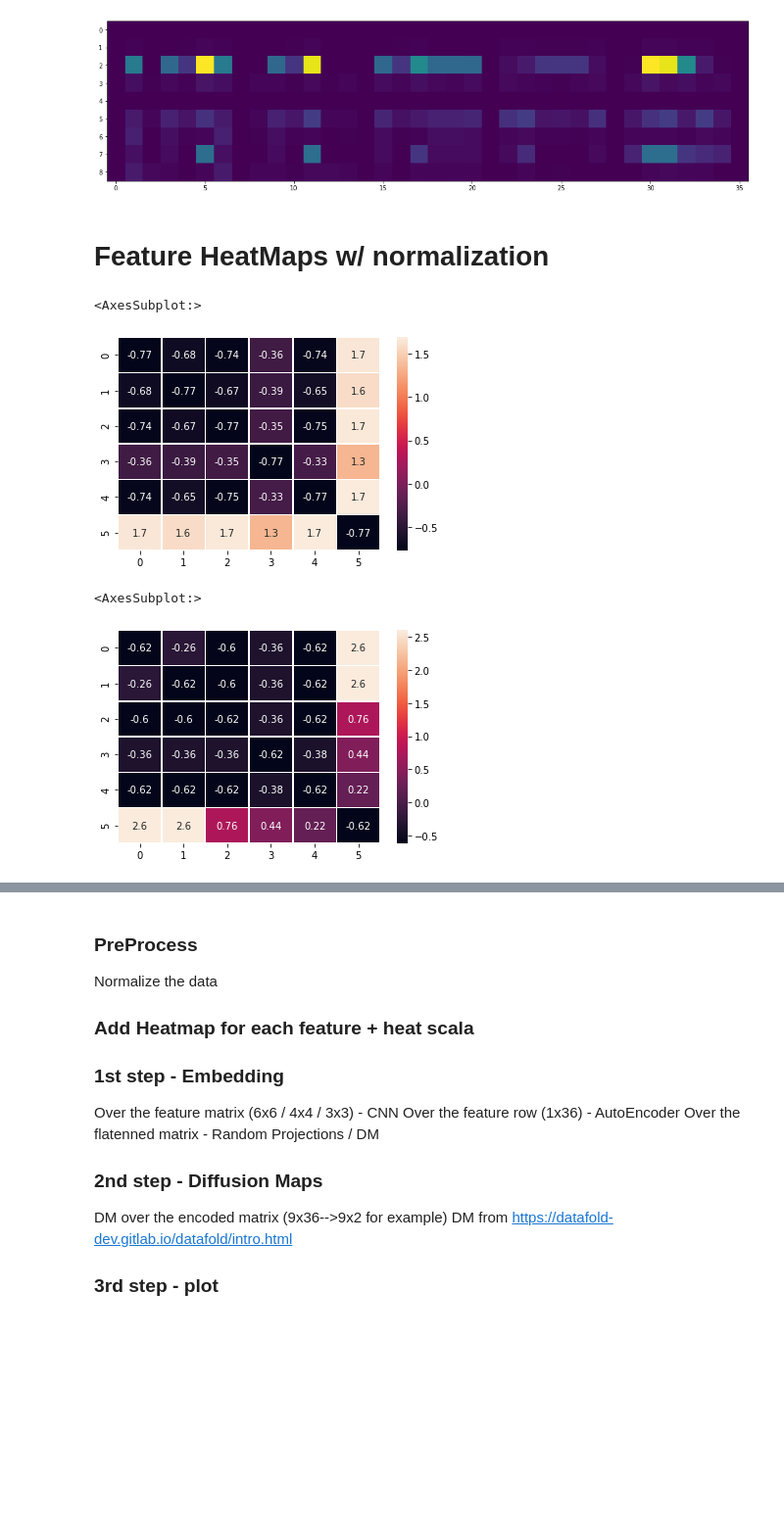
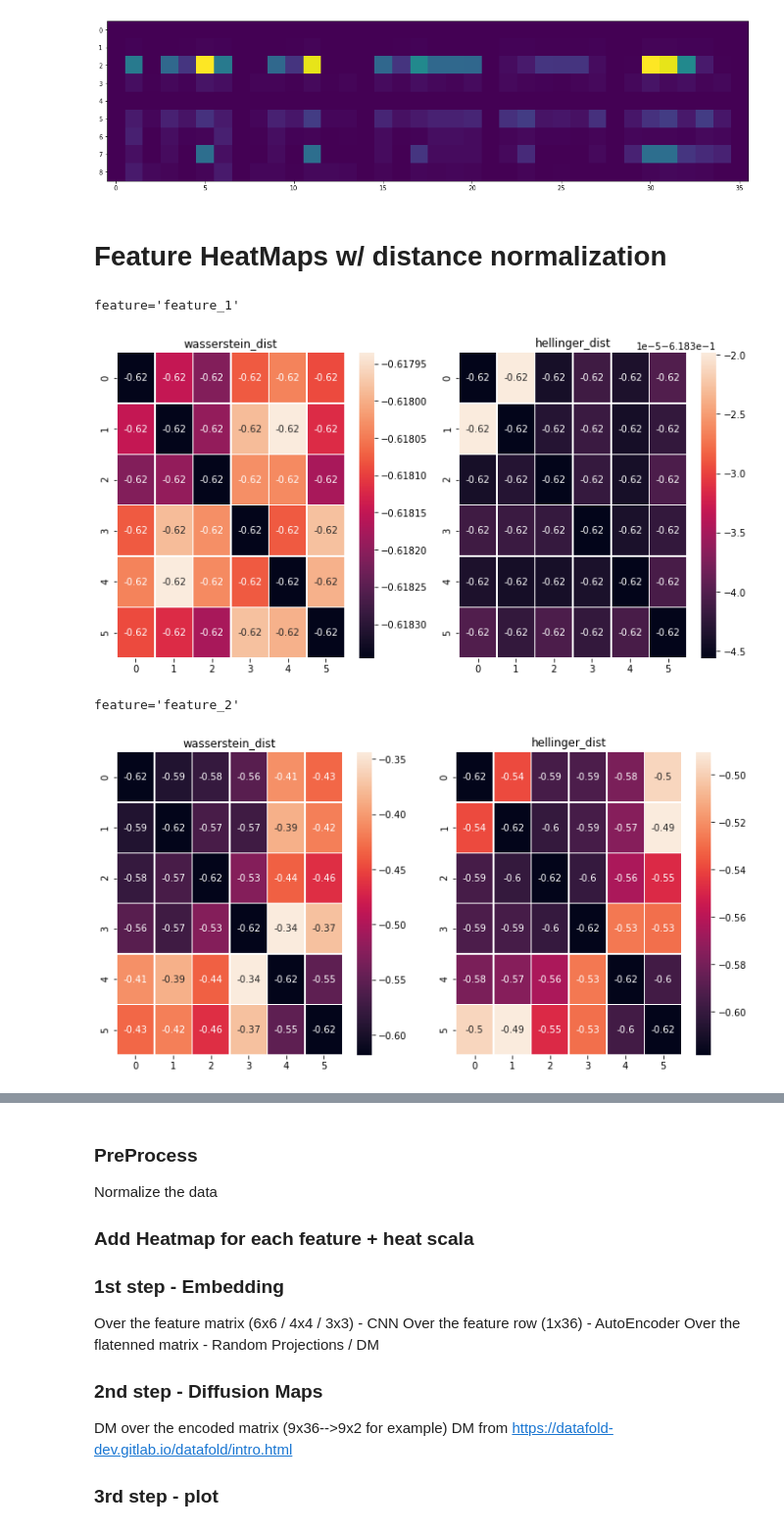
Before and after one commit to Omer-Hedvat/Thesis-TauTransformer, a Jupyter notebook: Omer's notebook.ipynb, the cells around one changed output, grey strips where cells are left out. Shown: that part at 98% size. Saved outputs shown, nothing was run; the diff lists cells and outputs as text; code cells hidden in the pictures; blank space fills up the shorter version.

Commit message:
addition of heatmaps of normalized distances

```diff
--- a/Omer's notebook.ipynb
+++ b/Omer's notebook.ipynb
@@ -175,20 +175,35 @@ im = ax.imshow(helli_df_dists)
 # %% [output]
 [figure]
 # %% [markdown]
-# Feature HeatMaps w/ normalization
+# Feature HeatMaps w/ distance normalization
-# %%
-feature = 'feature_8'
-# %%
-feature_mat = wasser_dist_dict[feature]
-mean, std = calc_mean_std(feature_mat)
-sns.heatmap((feature_mat-mean)/std, annot=True,  linewidths=.5)
-# %% [output]
-<AxesSubplot:>
-[figure, removed]
-# %%
-feature_mat = helli_dist_dict[feature]
-mean, std = calc_mean_std(feature_mat)
-sns.heatmap((feature_mat-mean)/std, annot=True,  linewidths=.5)
-# %% [output]
-<AxesSubplot:>
-[figure, removed]
+# %%
+def norm_by_dist_type(df, feature, dist_type):
+    assert dist_type in ('wasserstein_dist', 'bhattacharyya_dist', 'jensen_shannon_dist', 'hellinger_dist', 'jm_dist')
+    _, dist_dict = calc_dist(dist_type, df, 'label')
+    feature_mat = dist_dict[feature]
+    mean, std = calc_mean_std(feature_mat)
+    norm_feature_mat = (feature_mat-mean)/std
+    return norm_feature_mat
+
+def export_plots(df, feature, dist_type1, dist_type2):
+    print(f'{feature=}')
+    norm_feature_mat1 = norm_by_dist_type(df, feature, dist_type1)
+    norm_feature_mat2 = norm_by_dist_type(df, feature, dist_type2)
+    fig, (ax1, ax2) = plt.subplots(1,2)
+    fig.set_figheight(6)
+    fig.set_figwidth(12)
+
+    sns.heatmap(norm_feature_mat1, annot=True,  linewidths=.5, ax=ax1).set(title=dist_type1)
+    sns.heatmap(norm_feature_mat2, annot=True,  linewidths=.5, ax=ax2).set(title=dist_type2)
+
+    plt.show()
+# %%
+export_plots(df_glass, 'feature_1', 'wasserstein_dist', 'hellinger_dist')
+# %% [output]
+feature='feature_1'
+[figure, added]
+# %%
+export_plots(df_glass, 'feature_2', 'wasserstein_dist', 'hellinger_dist')
+# %% [output]
+feature='feature_2'
+[figure, added]
```
Also changed, not shown: parts of 7 cells of this notebook, 1 other file.
